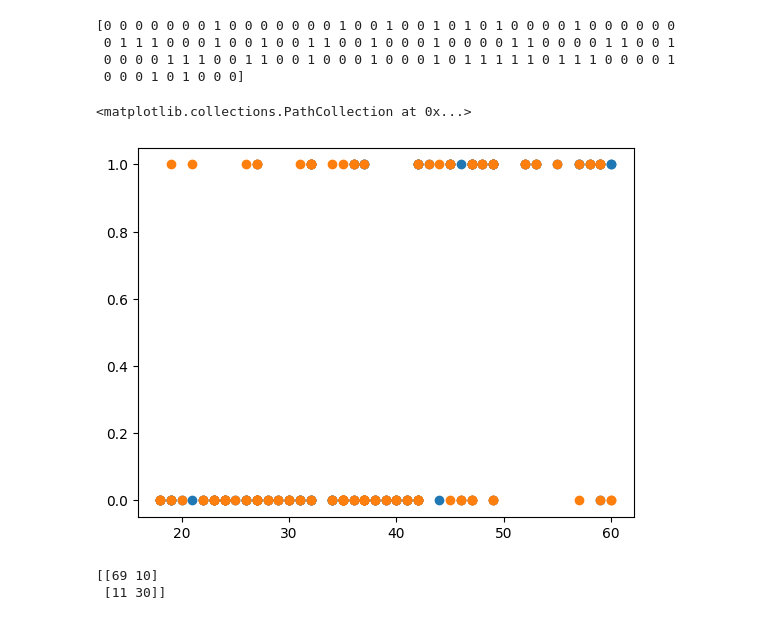
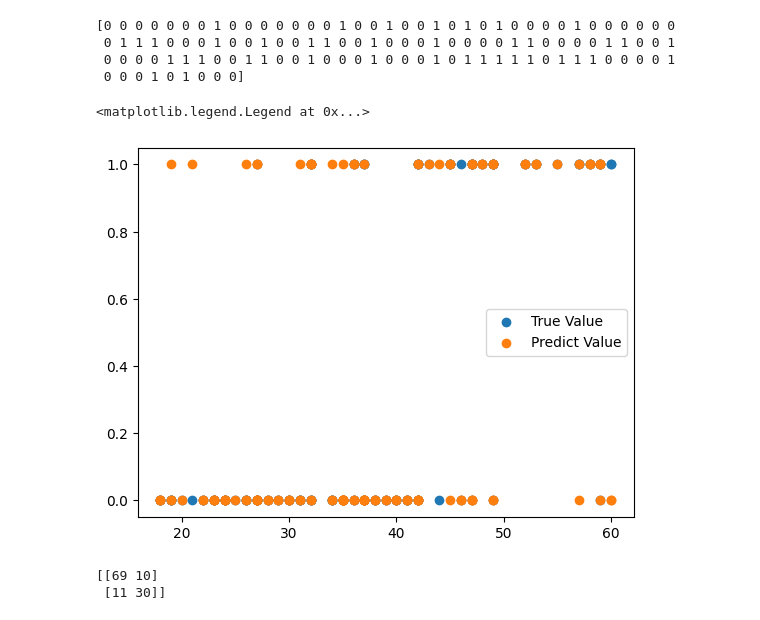
Before and after one commit to Gyani25k/MachineLearning-Practice, a Jupyter notebook: KNN.ipynb, the cells around one changed output. Saved outputs shown, nothing was run; the diff lists cells and outputs as text; code cells hidden in the pictures.

```diff
--- a/KNN.ipynb
+++ b/KNN.ipynb
@@ -92,11 +92,12 @@ print(y_predict)
  0 0 0 0 1 1 1 0 0 1 1 0 0 1 0 0 0 1 0 0 0 1 0 1 1 1 1 1 0 1 1 1 0 0 0 0 1
  0 0 0 1 0 1 0 0 0]
 # %%
-plt.scatter(x=x_test.Age,y=y_test)
-plt.scatter(x=x_test.Age,y=y_predict)
+plt.scatter(x=x_test.Age,y=y_test,label="True Value")
+plt.scatter(x=x_test.Age,y=y_predict,label="Predict Value")
+plt.legend()
 # %% [output]
-<matplotlib.collections.PathCollection at 0x...>
+<matplotlib.legend.Legend at 0x...>
-[figure, old version]
+[figure, new version]
 # %%
 from sklearn.metrics import classification_report,confusion_matrix,accuracy_score
 cmatrix=confusion_matrix(y_test,y_predict)
```
